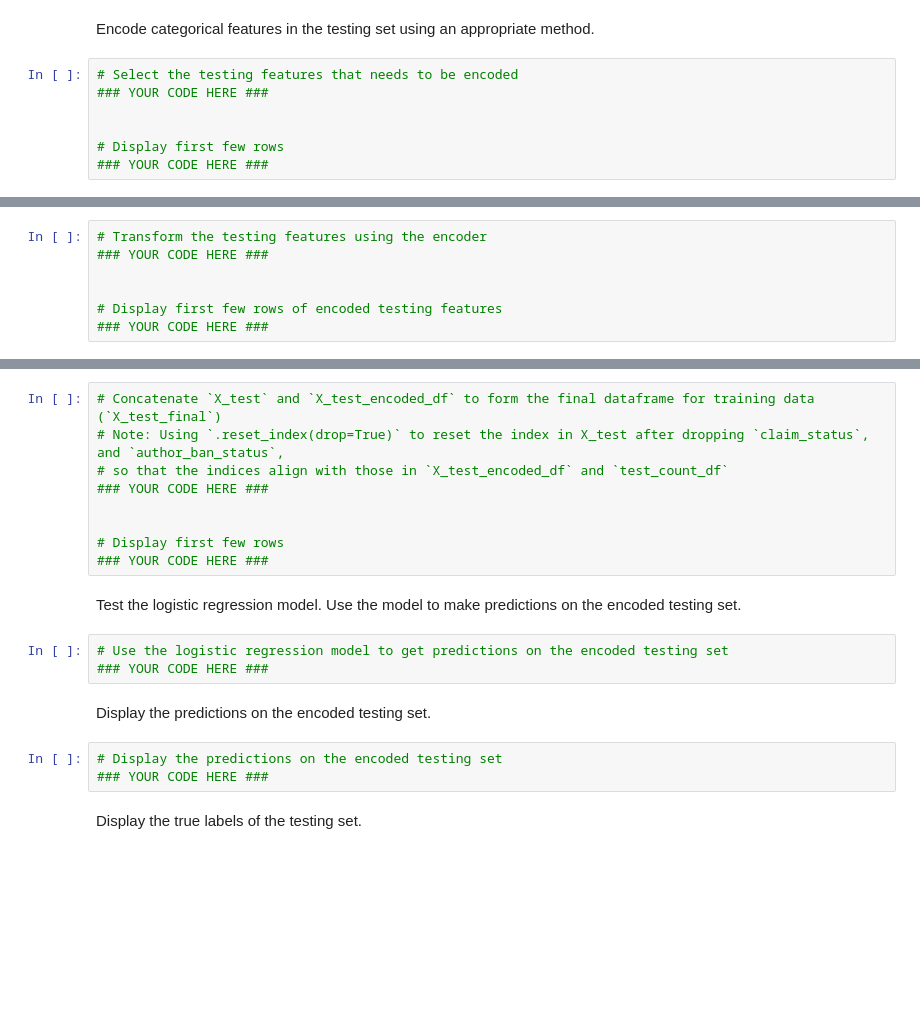
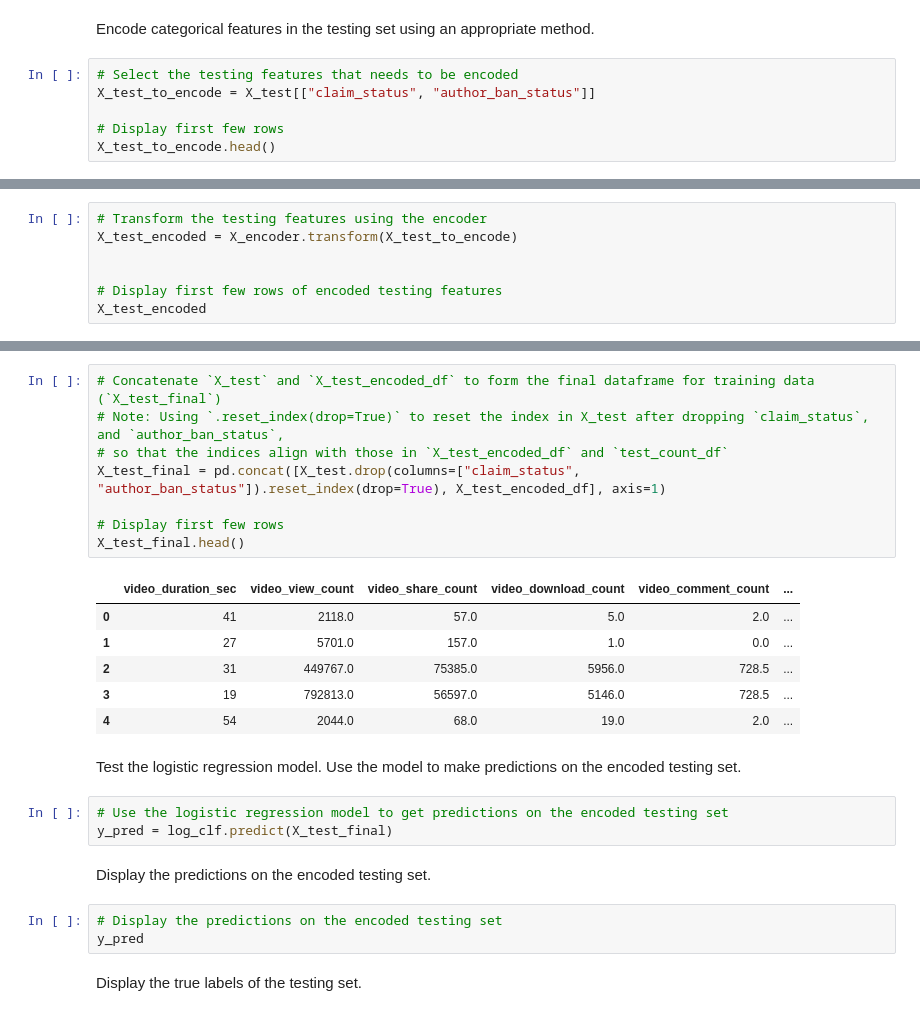
Before and after one commit to Cyberoctane29/Python-For-Data-Analysis, a Jupyter notebook: Course-5/Module_6/1_end_of_course_project.ipynb, the cells around one changed output, grey strips where cells are left out. Saved outputs shown, nothing was run; the diff lists cells and outputs as text; blank space fills up the shorter version.

```diff
--- a/Course-5/Module_6/1_end_of_course_project.ipynb
+++ b/Course-5/Module_6/1_end_of_course_project.ipynb
@@ -691,8 +702,7 @@ Evaluate your model.
 Encode categorical features in the testing set using an appropriate method.
 # %%
 # Select the testing features that needs to be encoded
-### YOUR CODE HERE ###
-
+X_test_to_encode = X_test[["claim_status", "author_ban_status"]]
 
 # Display first few rows
-### YOUR CODE HERE ###
+X_test_to_encode.head()
@@ -699,7 +716,7 @@ Encode categorical features in the testing set using an appropriate method.
 # %%
 # Transform the testing features using the encoder
-### YOUR CODE HERE ###
+X_test_encoded = X_encoder.transform(X_test_to_encode)
 
 
 # Display first few rows of encoded testing features
-### YOUR CODE HERE ###
+X_test_encoded
@@ -716,22 +754,28 @@ Encode categorical features in the testing set using an appropriate method.
 # %%
 # Concatenate `X_test` and `X_test_encoded_df` to form the final dataframe for training data (`X_test_final`)
 # Note: Using `.reset_index(drop=True)` to reset the index in X_test after dropping `claim_status`, and `author_ban_status`,
 # so that the indices align with those in `X_test_encoded_df` and `test_count_df`
-### YOUR CODE HERE ###
-
+X_test_final = pd.concat([X_test.drop(columns=["claim_status", "author_ban_status"]).reset_index(drop=True), X_test_encoded_df], axis=1)
 
 # Display first few rows
-### YOUR CODE HERE ###
+X_test_final.head()
+# %% [output]
+|  | video_duration_sec | video_view_count | video_share_count | video_download_count | video_comment_count | ... |
+| 0 | 41 | 2118.0 | 57.0 | 5.0 | 2.0 | ... |
+| 1 | 27 | 5701.0 | 157.0 | 1.0 | 0.0 | ... |
+| 2 | 31 | 449767.0 | 75385.0 | 5956.0 | 728.5 | ... |
+| 3 | 19 | 792813.0 | 56597.0 | 5146.0 | 728.5 | ... |
+| 4 | 54 | 2044.0 | 68.0 | 19.0 | 2.0 | ... |
 # %% [markdown]
 Test the logistic regression model. Use the model to make predictions on the encoded testing set.
 # %%
 # Use the logistic regression model to get predictions on the encoded testing set
-### YOUR CODE HERE ###
+y_pred = log_clf.predict(X_test_final)
 # %% [markdown]
 Display the predictions on the encoded testing set.
 # %%
 # Display the predictions on the encoded testing set
-### YOUR CODE HERE ###
+y_pred
 # %% [markdown]
 Display the true labels of the testing set.
 # %%
```
Also changed, not shown: parts of 18 cells of this notebook.
